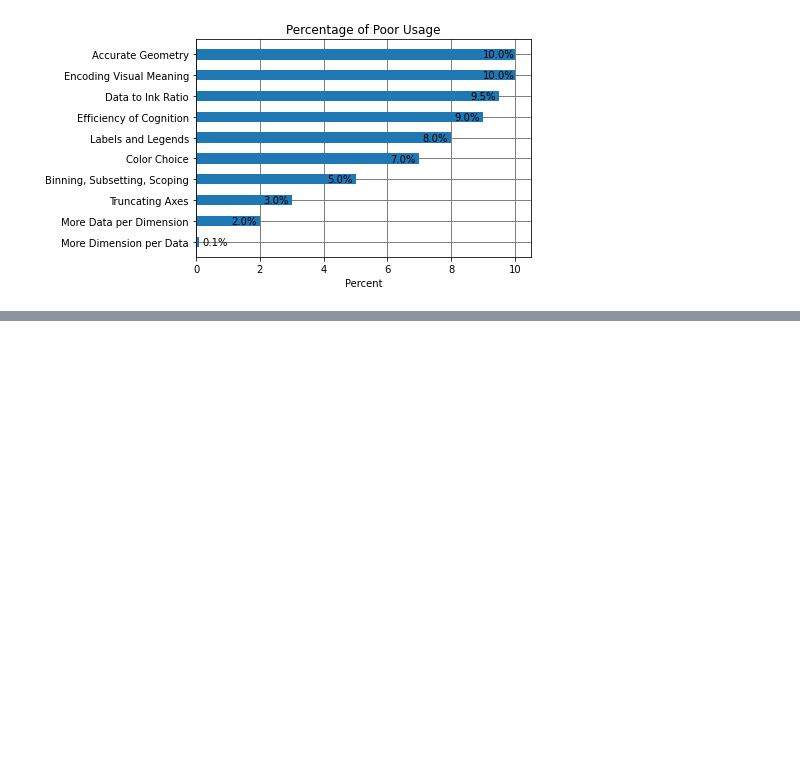
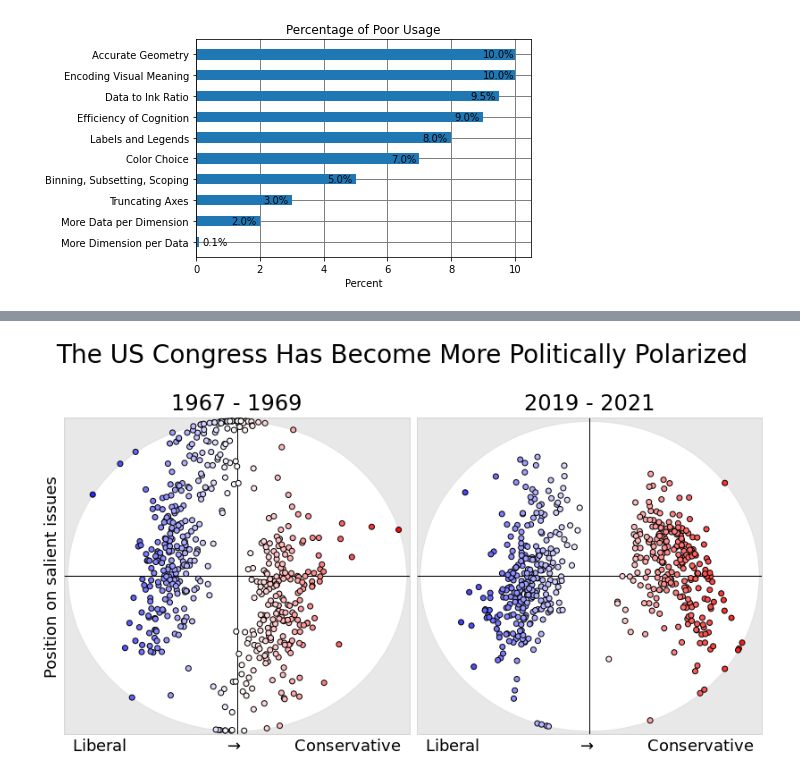
Before and after one commit to ageller/IntroToDataVis, a Jupyter notebook: matplotlibDemo.ipynb, the cells around one changed output, grey strips where cells are left out. Cells and saved outputs as stored; diff of their text form; code cells hidden in the pictures; blank space fills up the shorter version.

```diff
--- a/matplotlibDemo.ipynb
+++ b/matplotlibDemo.ipynb
@@ -152,0 +228,63 @@ for i, r in enumerate(rects):
+# %%
+#define the subplots and figure size
+f, (ax1, ax2) = plt.subplots(1, 2,  figsize = (14, 6.5), sharey = True)
+
+#plot the data with better colors
+ax1.scatter(c90['x'], c90['alt'],  edgecolors = 'black', zorder = 3, c = c90['x'], cmap = 'bwr', vmin = -1, vmax = 1)
+ax2.scatter(c116['x'], c116['alt'], edgecolors = 'black', zorder = 3, c = c116['x'], cmap = 'bwr' , vmin = -1, vmax = 1)
+
+#add axes labels,and define the limits
+ax1.set_ylabel('Position on salient issues',fontsize = 18)
+#lim = 1.07
+lim = 1.02
+for a in [ax1, ax2]:
+  a.set_xlabel(r'Liberal                   $\rightarrow$          Conservative', fontsize = 18)
+  a.set_xlim(-lim, lim)
+  a.set_ylim(-lim, lim)
+
+#add titles
+f.suptitle('The US Congress Has Become More Politically Polarized', fontsize=28,  y=1.06)
+#ax1.set_title('Congress 90', fontsize = 24)
+#ax2.set_title('Congress 116', fontsize = 24)
+ax1.set_title('1967 - 1969', fontsize = 24, y = 1.01)
+ax2.set_title('2019 - 2021', fontsize = 24, y = 1.01)
+
+#add a grid? (and darker lines crossing the origin)
+#t = np.arange(9)/4. - 1
+#t = np.arange(5)/2. - 1
+#maybe even remove the ticks entirely, since they don't really have much physical meaning
+t = []
+for a in [ax1, ax2]:
+  a.set_yticks(t)
+  a.set_xticks(t)
+  a.grid(color='lightgray', linestyle='-', linewidth=1, zorder = 1, alpha = 0.5)
+
+
+#add a darker central axis to mark the (0,0) origin
+for a in [ax1, ax2]:
+  a.plot([0,0],[-2,2], color='black', zorder = 2, linewidth=1)
+  a.plot([-2,2],[0,0], color='black', zorder = 2, linewidth=1)
+
+#lighten the outer axis?
+for a in [ax1, ax2]:
+  a.spines['bottom'].set_color('lightgray')
+  a.spines['top'].set_color('lightgray')
+  a.spines['right'].set_color('lightgray')
+  a.spines['left'].set_color('lightgray')
+
+#gray out the area where no data can occupy?
+x = np.linspace(-lim,lim,500)
+y = np.nan_to_num((1. - x*x)**0.5)
+for a in [ax1, ax2]:
+  a.fill_between(x, lim, y, color='lightgray', alpha=0.5)
+  a.fill_between(x, -lim, -y, color='lightgray', alpha=0.5)
+
+#Fine-tune figure; make subplots close to each other and hide x ticks for
+f.subplots_adjust(wspace=0.02)
+
+#also hide the ticks in the middle
+ax2.yaxis.set_ticks_position('none')
+
+#f.savefig('scatter.pdf',format='pdf', bbox_inches = 'tight')
+# %% [output]
+[figure, added]
```
Also changed, not shown: parts of 19 cells of this notebook, 2 other files.
